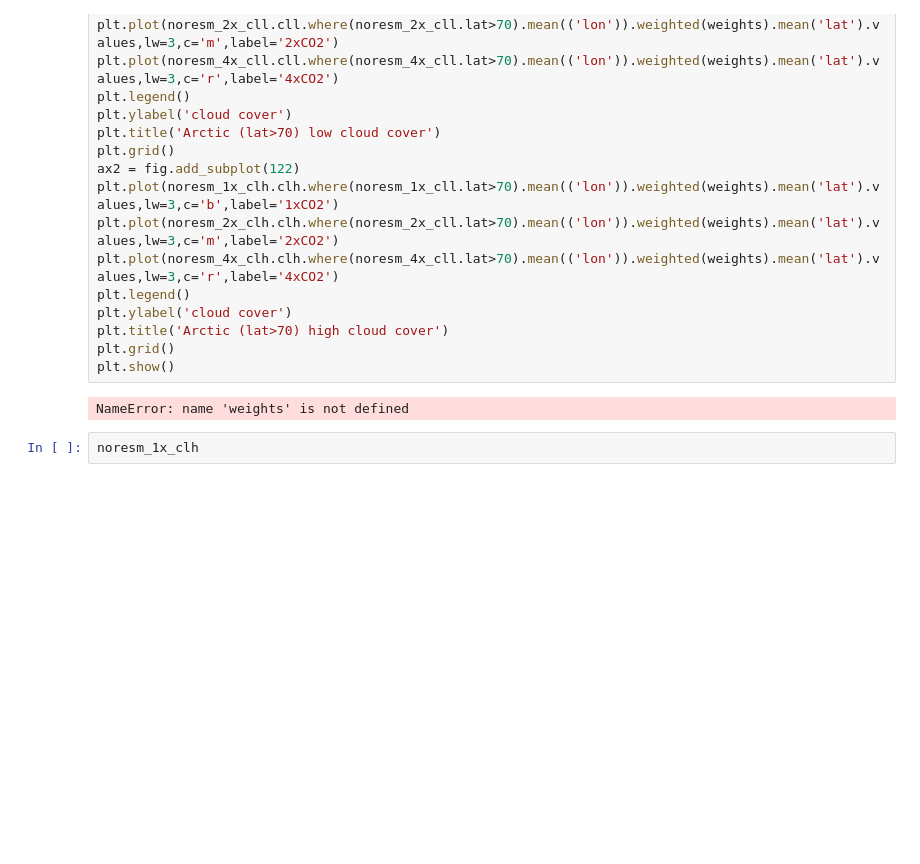
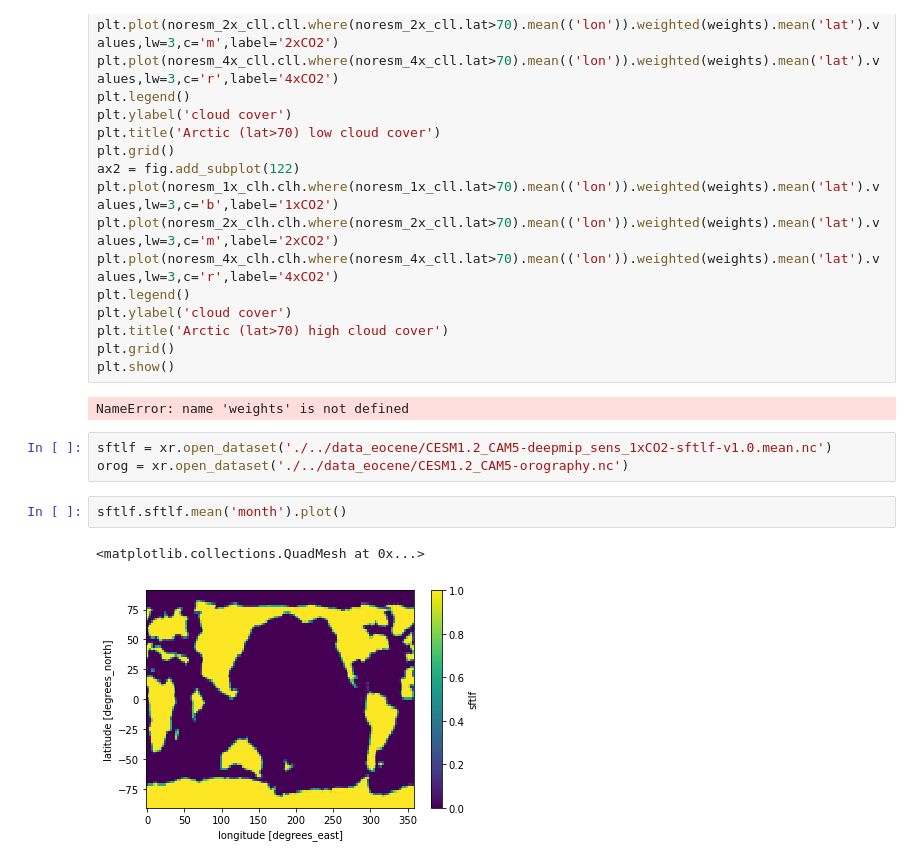
Before and after one commit to matthewjhenry/eocene, a Jupyter notebook: eocene_deepmip.ipynb, the cells around one changed output. Cells and saved outputs as stored; diff of their text form; blank space fills up the shorter version.

```diff
--- a/eocene_deepmip.ipynb
+++ b/eocene_deepmip.ipynb
@@ -602,5 +602,11 @@ plt.grid()
 plt.show()
 # %% [output]
 NameError: name 'weights' is not defined
-# %%
-noresm_1x_clh
+# %%
+sftlf = xr.open_dataset('./../data_eocene/CESM1.2_CAM5-deepmip_sens_1xCO2-sftlf-v1.0.mean.nc')
+orog = xr.open_dataset('./../data_eocene/CESM1.2_CAM5-orography.nc')
+# %%
+sftlf.sftlf.mean('month').plot()
+# %% [output]
+<matplotlib.collections.QuadMesh at 0x...>
+[figure, added]
```
Also changed, not shown: parts of 9 cells of this notebook, 3 other files.
